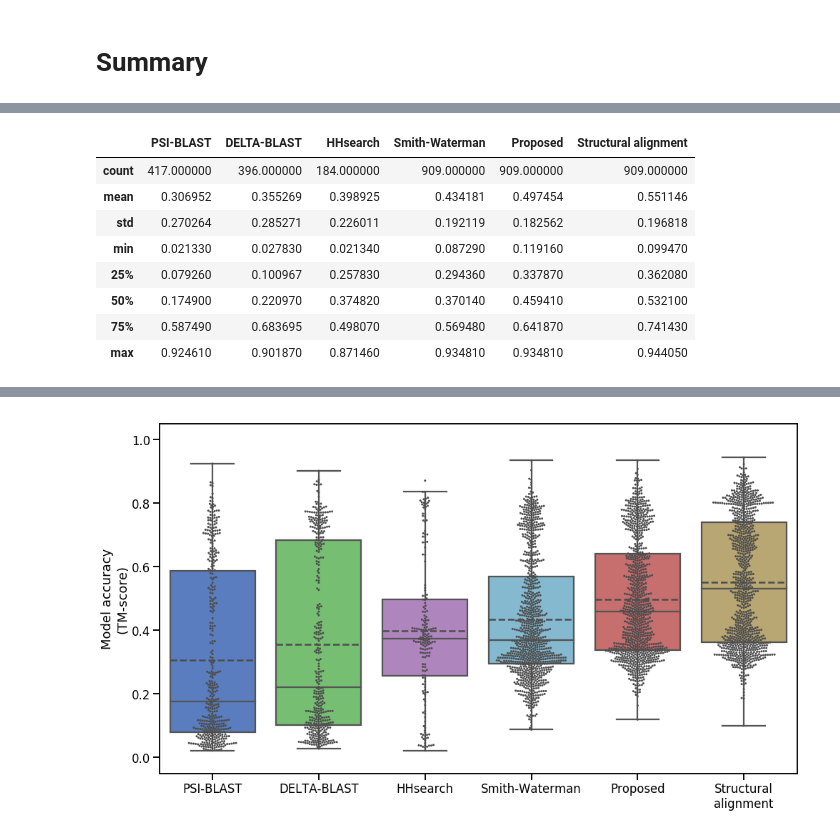
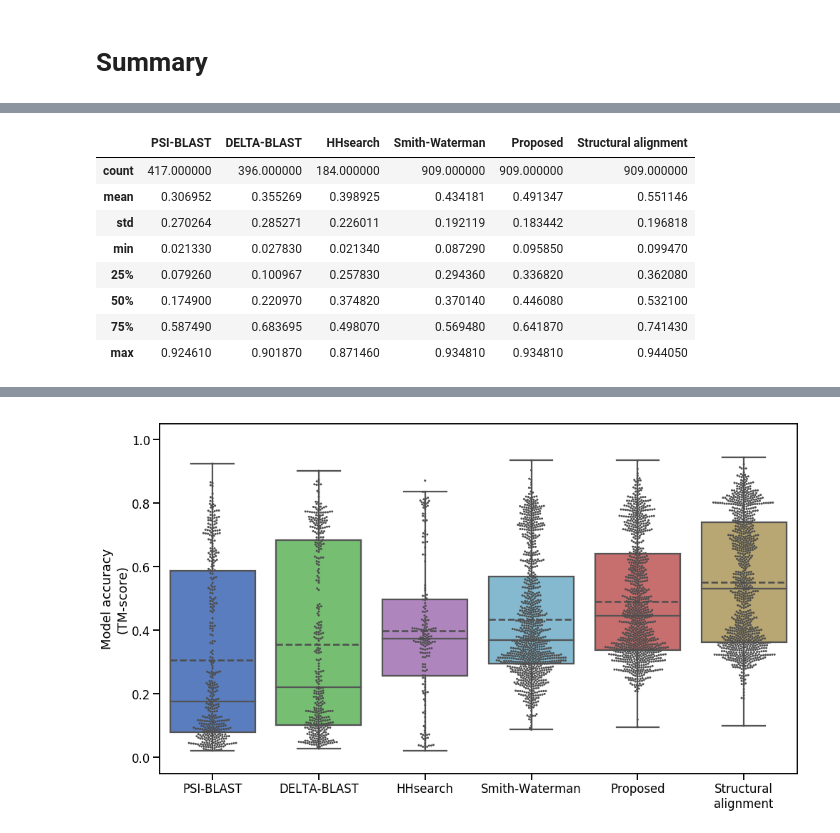
Before and after one commit to shuichiro-makigaki/exmachina, a Jupyter notebook: contrib/evaluation.ipynb, the cells around one changed output, grey strips where cells are left out. Drawn from its saved outputs; the diff is of its cells as text; code cells hidden in the pictures.

```diff
--- a/contrib/evaluation.ipynb
+++ b/contrib/evaluation.ipynb
@@ -243,7 +243,6 @@ for query in tqdm(test_domain):
 # %% [markdown]
 # Summary
 # %%
-%%time
 %matplotlib inline
 
 from datetime import datetime
@@ -315,8 +314,8 @@ for query in tqdm(test_domain):
         result_d[key].append(tmalign.tmscore[1])
     key = 'Proposed'
     result_d.setdefault(key, [])
-    for template in [_ for _ in templates if Path(f'../data/results/flann19_scop40_logscore_tmscore0.5_window5_ratio0.1_nn1000_open0.1_extend0.01/{query}/{_}.pdb').exists()]:
-        tmalign = TMalignCommandLine(f'../data/results/flann19_scop40_logscore_tmscore0.5_window5_ratio0.1_nn1000_open0.1_extend0.01/{query}/{template}.pdb',
+    for template in [_ for _ in templates if Path(f'../data/results/flann19_scop40_logscore_tmscore0.5_window5_ratio0.1_nn1000_open0.1_extend1e-05/{query}/{_}.pdb').exists()]:
+        tmalign = TMalignCommandLine(f'../data/results/flann19_scop40_logscore_tmscore0.5_window5_ratio0.1_nn1000_open0.1_extend1e-05/{query}/{template}.pdb',
                                      f'../data/train/pdbstyle-1.75/{query[2:4]}/{query}.ent')
         tmalign.run()
         if tmalign.tmscore is None:
@@ -349,10 +348,10 @@ fig.savefig('boxplot_domain_pairs_tmscore.pdf', bbox_inches='tight', pad_inches
 [interactive output not drawn]
 |  | PSI-BLAST | DELTA-BLAST | HHsearch | Smith-Waterman | Proposed | Structural alignment |
 | count | 417.000000 | 396.000000 | 184.000000 | 909.000000 | 909.000000 | 909.000000 |
-| mean | 0.306952 | 0.355269 | 0.398925 | 0.434181 | 0.497454 | 0.551146 |
-| std | 0.270264 | 0.285271 | 0.226011 | 0.192119 | 0.182562 | 0.196818 |
-| min | 0.021330 | 0.027830 | 0.021340 | 0.087290 | 0.119160 | 0.099470 |
-| 25% | 0.079260 | 0.100967 | 0.257830 | 0.294360 | 0.337870 | 0.362080 |
-| 50% | 0.174900 | 0.220970 | 0.374820 | 0.370140 | 0.459410 | 0.532100 |
+| mean | 0.306952 | 0.355269 | 0.398925 | 0.434181 | 0.491347 | 0.551146 |
+| std | 0.270264 | 0.285271 | 0.226011 | 0.192119 | 0.183442 | 0.196818 |
+| min | 0.021330 | 0.027830 | 0.021340 | 0.087290 | 0.095850 | 0.099470 |
+| 25% | 0.079260 | 0.100967 | 0.257830 | 0.294360 | 0.336820 | 0.362080 |
+| 50% | 0.174900 | 0.220970 | 0.374820 | 0.370140 | 0.446080 | 0.532100 |
 | 75% | 0.587490 | 0.683695 | 0.498070 | 0.569480 | 0.641870 | 0.741430 |
 | max | 0.924610 | 0.901870 | 0.871460 | 0.934810 | 0.934810 | 0.944050 |
@@ -361 +358 @@ Wall time: 4min 48s
-[figure, old version]
+[figure, new version]
```
Also changed, not shown: parts of 3 cells of this notebook, 5 other files.
